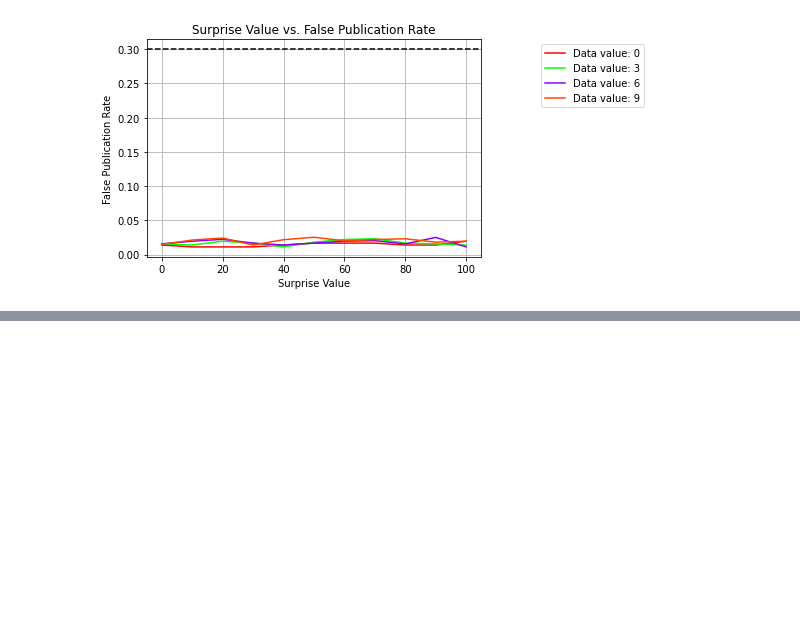
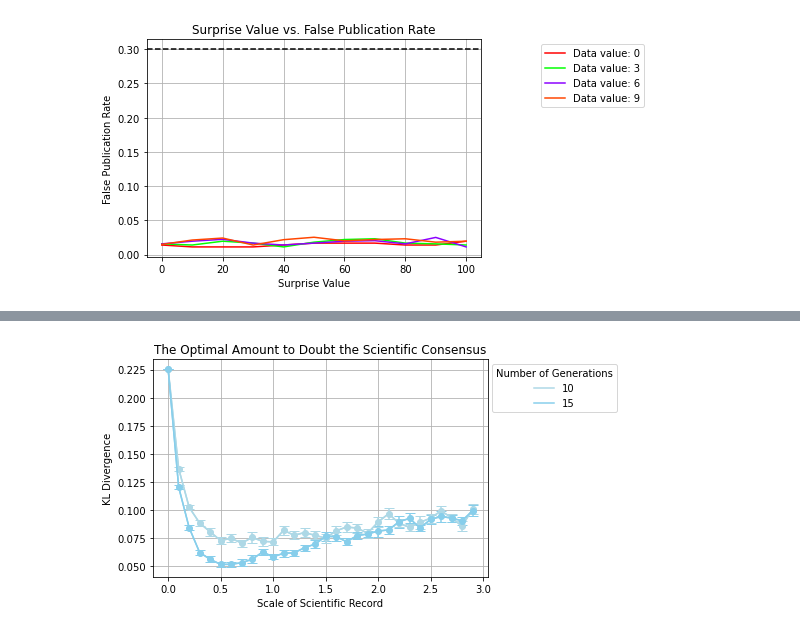
Before and after one commit to MarinaMancoridis/Thesis, a Jupyter notebook: Thesis_Simulations/analysis.ipynb, the cells around one changed output, grey strips where cells are left out. Cells and saved outputs as stored; diff of their text form; code cells hidden in the pictures; blank space fills up the shorter version.

```diff
--- a/Thesis_Simulations/analysis.ipynb
+++ b/Thesis_Simulations/analysis.ipynb
@@ -419,0 +513,85 @@ plt.show()
+# %%
+# look for the minimum across all generations. this is the most interesting finding.
+shades_of_blue = ["#ADD8E6", "#87CEEB", "#6495ED", "#4682B4", "#4169E1"]
+
+
+# plot for 10 generations
+file = open("/Users/marinamancoridis/Thesis/Thesis_Simulations/record_scale_against_kl_10_gens_new_KL.p", 'rb')
+final_map = pickle.load(file)
+
+x = []
+for scale in final_map:
+    x.append(scale)
+
+y = []
+y_err = []
+for key in final_map:
+    y.append(final_map[key][0])
+    y_err.append(final_map[key][1])
+
+plt.plot(x, y, label = "10", color=shades_of_blue[0])
+plt.errorbar(x, y, yerr=y_err, fmt='-o', capsize=5, color=shades_of_blue[0])
+
+# plot for 15 generations
+file = open("/Users/marinamancoridis/Thesis/Thesis_Simulations/record_scale_against_kl_15_gens_new_KL.p", 'rb')
+final_map = pickle.load(file)
+
+y = []
+y_err = []
+for key in final_map:
+    y.append(final_map[key][0])
+    y_err.append(final_map[key][1])
+
+plt.plot(x, y, label = "15", color=shades_of_blue[1])
+plt.errorbar(x, y, yerr=y_err, fmt='-o', capsize=5, color=shades_of_blue[1])
+
+# # plot for 20 generations
+# file = open("/Users/marinamancoridis/Thesis/Thesis_Simulations/record_scale_against_kl_20_gens_new_KL.p", 'rb')
+# final_map = pickle.load(file)
+
+# y = []
+# y_err = []
+# for key in final_map:
+#     y.append(final_map[key][0])
+#     y_err.append(final_map[key][1])
+
+# plt.plot(x, y, label = "20", color=shades_of_blue[2])
+# plt.errorbar(x, y, yerr=y_err, fmt='-o', capsize=5, color=shades_of_blue[2])
+
+# # plot for 30 generations
+# file = open("/Users/marinamancoridis/Thesis/Thesis_Simulations/record_scale_against_kl_30_gens_new_KL.p", 'rb')
+# final_map = pickle.load(file)
+
+# y = []
+# y_err = []
+# for key in final_map:
+#     y.append(final_map[key][0])
+#     y_err.append(final_map[key][1])
+
+# plt.plot(x, y, label = "30", color=shades_of_blue[3])
+# plt.errorbar(x, y, yerr=y_err, fmt='-o', capsize=5, color=shades_of_blue[3])
+
+# # plot for 50 generations
+# file = open("/Users/marinamancoridis/Thesis/Thesis_Simulations/record_scale_against_kl_50_gens_new_KL.p", 'rb')
+# final_map = pickle.load(file)
+
+# y = []
+# y_err = []
+# for key in final_map:
+#     y.append(final_map[key][0])
+#     y_err.append(final_map[key][1])
+
+# plt.plot(x, y, label = "30", color=shades_of_blue[4])
+# plt.errorbar(x, y, yerr=y_err, fmt='-o', capsize=5, color=shades_of_blue[4])
+
+plt.xlabel('Scale of Scientific Record')
+plt.ylabel('KL Divergence')
+plt.title('The Optimal Amount to Doubt the Scientific Consensus')
+plt.legend(loc='upper right', bbox_to_anchor=(1.4, 1.0), title="Number of Generations")
+
+plt.grid(True)
+
+plt.savefig('graphics/trust_figure_optimal_amt.pdf', format='pdf', bbox_inches='tight')
+plt.show()
+# %% [output]
+[figure, added]
```
Also changed, not shown: parts of 5 cells of this notebook, 17 other files.
